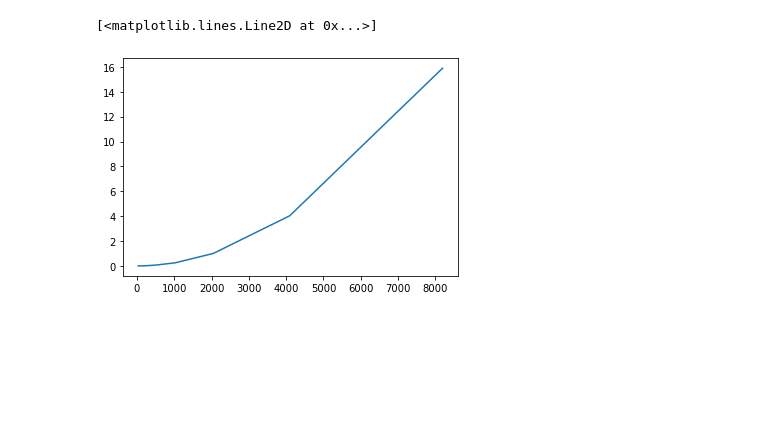
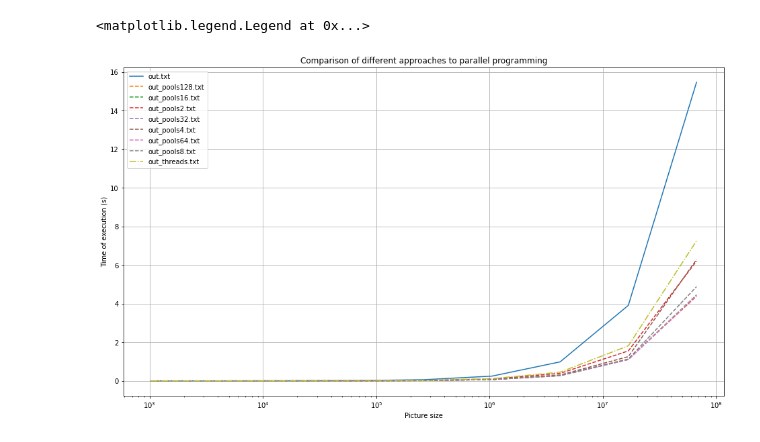
Before and after one commit to MateuszS312/IntroductionToParallelProgramming, a Jupyter notebook: wdprir01/plot.ipynb, the cells around one changed output. Saved outputs shown, nothing was run; the diff lists cells and outputs as text; code cells hidden in the pictures; blank space fills up the shorter version.

```diff
--- a/wdprir01/plot.ipynb
+++ b/wdprir01/plot.ipynb
@@ -3,17 +5,31 @@ import matplotlib.pyplot as plt
 # %%
 def open_file(file_name):
     with open(file_name, 'r') as data:
         xx = []
         yy = []
         for line in data:
             p = line.split()
             xx.append(float(p[0]))
             yy.append(float(p[1]))
 
-    return xx, yy
+    return np.array(xx), np.array(yy)
 
-xx, yy = open_file('out.txt')
-plt.plot(xx,yy)
+plt.figure(figsize=(16,9))
+plt.xscale("log")
+plt.xlabel('Picture size')
+plt.ylabel('Time of execution (s)')
+plt.title('Comparison of different approaches to parallel programming')
+for filename in os.listdir("outputs"):
+    xx, yy = open_file(os.path.join("outputs", filename))
+    style = '-'
+    if "pools" in filename:
+        style='--'
+    elif"threads" in filename:
+        style='-.'
+    plt.plot(xx**2,yy,style,label=filename)
+
+plt.grid()
+plt.legend()
 # %% [output]
-[<matplotlib.lines.Line2D at 0x...>]
+<matplotlib.legend.Legend at 0x...>
-[figure, old version]
+[figure, new version]
```
Also changed, not shown: parts of 1 cell of this notebook.
